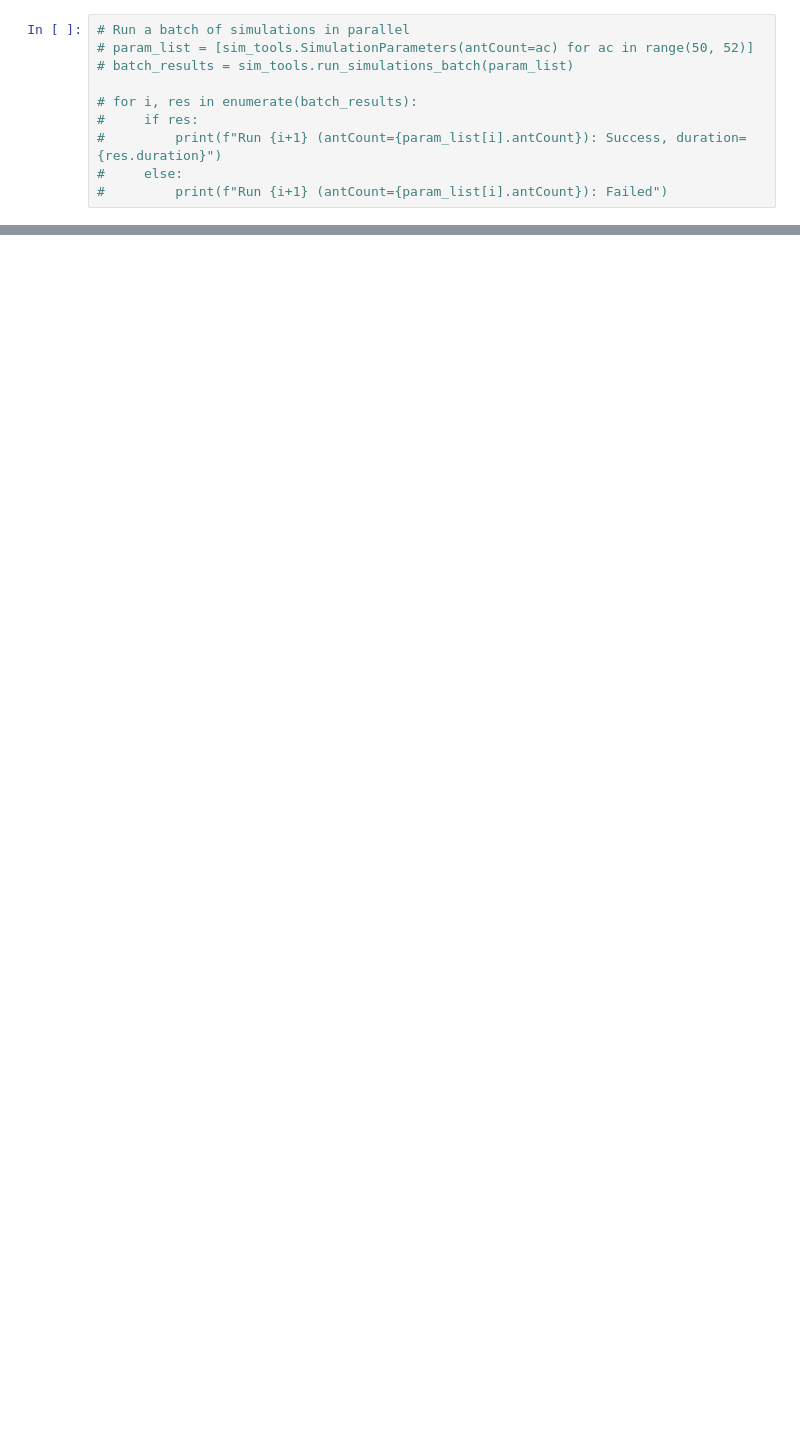
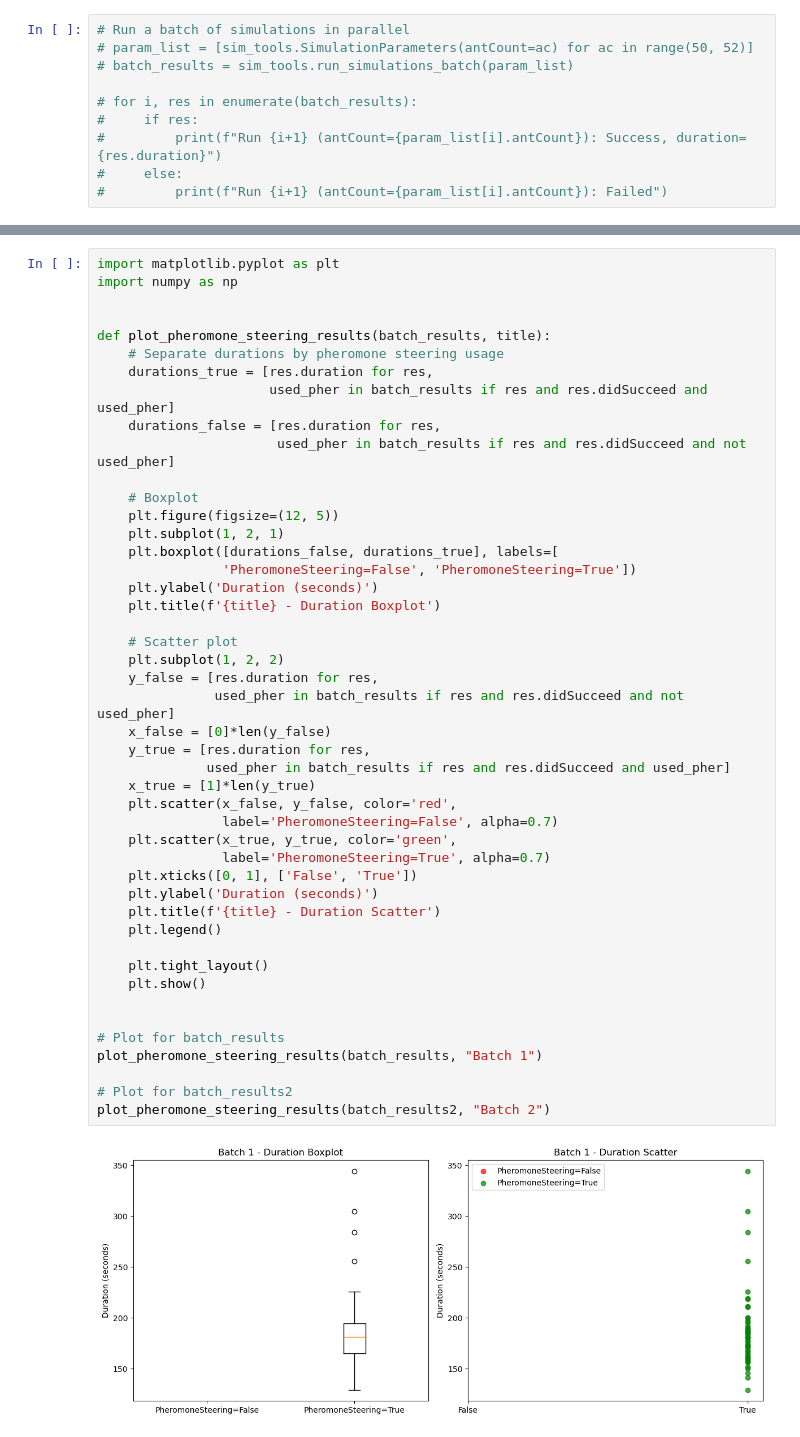
Before and after one commit to matanco64/Ant-Simulation, a Jupyter notebook: sim.ipynb, the cells around one changed output, grey strips where cells are left out. Drawn from its saved outputs; the diff is of its cells as text; blank space fills up the shorter version.

```diff
--- a/sim.ipynb
+++ b/sim.ipynb
@@ -102,0 +92,48 @@ KeyboardInterrupt:
+# %%
+import matplotlib.pyplot as plt
+import numpy as np
+
+
+def plot_pheromone_steering_results(batch_results, title):
+    # Separate durations by pheromone steering usage
+    durations_true = [res.duration for res,
+                      used_pher in batch_results if res and res.didSucceed and used_pher]
+    durations_false = [res.duration for res,
+                       used_pher in batch_results if res and res.didSucceed and not used_pher]
+
+    # Boxplot
+    plt.figure(figsize=(12, 5))
+    plt.subplot(1, 2, 1)
+    plt.boxplot([durations_false, durations_true], labels=[
+                'PheromoneSteering=False', 'PheromoneSteering=True'])
+    plt.ylabel('Duration (seconds)')
+    plt.title(f'{title} - Duration Boxplot')
+
+    # Scatter plot
+    plt.subplot(1, 2, 2)
+    y_false = [res.duration for res,
+               used_pher in batch_results if res and res.didSucceed and not used_pher]
+    x_false = [0]*len(y_false)
+    y_true = [res.duration for res,
+              used_pher in batch_results if res and res.didSucceed and used_pher]
+    x_true = [1]*len(y_true)
+    plt.scatter(x_false, y_false, color='red',
+                label='PheromoneSteering=False', alpha=0.7)
+    plt.scatter(x_true, y_true, color='green',
+                label='PheromoneSteering=True', alpha=0.7)
+    plt.xticks([0, 1], ['False', 'True'])
+    plt.ylabel('Duration (seconds)')
+    plt.title(f'{title} - Duration Scatter')
+    plt.legend()
+
+    plt.tight_layout()
+    plt.show()
+
+
+# Plot for batch_results
+plot_pheromone_steering_results(batch_results, "Batch 1")
+
+# Plot for batch_results2
+plot_pheromone_steering_results(batch_results2, "Batch 2")
+# %% [output]
+[figure, added]
```
Also changed, not shown: parts of 11 cells of this notebook, 5 other files.
